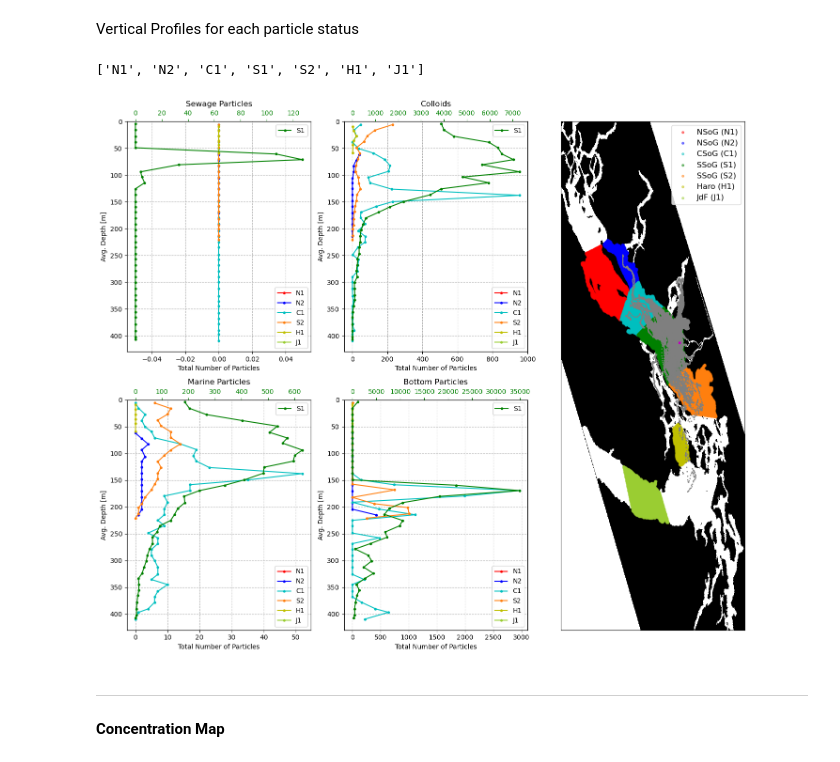
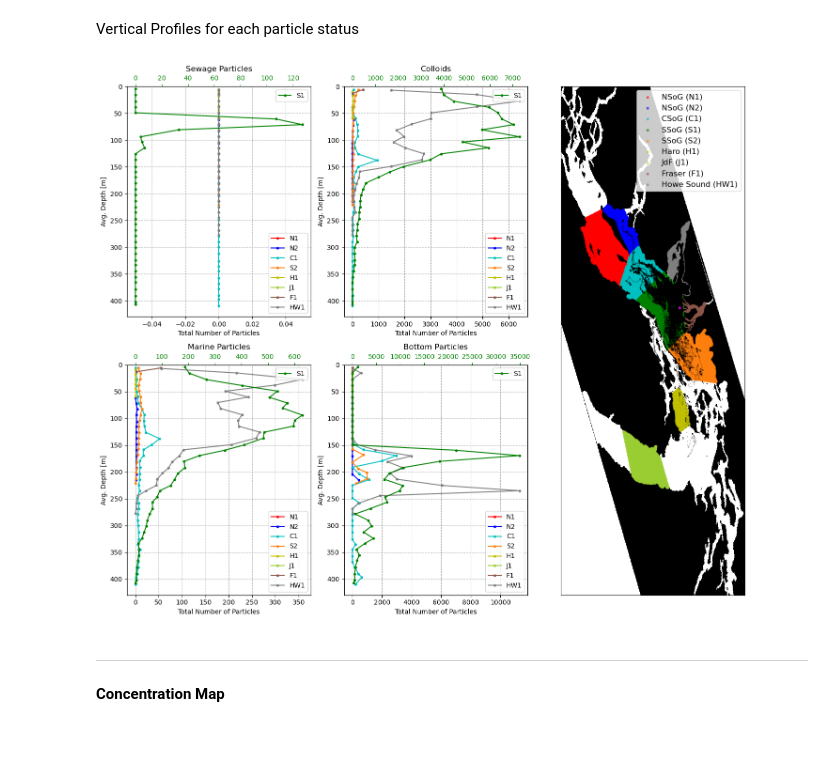
Before and after one commit to SalishSeaCast/analysis-vicente, a Jupyter notebook: Ocean_Parcels/drafts/PBDE_runs/test_params/Regions_analysis.ipynb, the cells around one changed output. Drawn from its saved outputs; the diff is of its cells as text; code cells hidden in the pictures.

```diff
--- a/Ocean_Parcels/drafts/PBDE_runs/test_params/Regions_analysis.ipynb
+++ b/Ocean_Parcels/drafts/PBDE_runs/test_params/Regions_analysis.ipynb
@@ -718,7 +887,9 @@ polygons_dict = {
     'S1': (polygon_coors_S1, pd.DataFrame(columns=outputs, index=np.arange(0,n_steps), dtype=object)),
     'S2': (polygon_coors_S2, pd.DataFrame(columns=outputs, index=np.arange(0,n_steps), dtype=object)),
     'H1': (polygon_coors_H1, pd.DataFrame(columns=outputs, index=np.arange(0,n_steps), dtype=object)),
-    'J1': (polygon_coors_J1, pd.DataFrame(columns=outputs, index=np.arange(0,n_steps), dtype=object))
+    'J1': (polygon_coors_J1, pd.DataFrame(columns=outputs, index=np.arange(0,n_steps), dtype=object)),
+    'F1': (polygon_coors_F1, pd.DataFrame(columns=outputs, index=np.arange(0,n_steps), dtype=object)),
+    'HW1': (polygon_coors_HW1, pd.DataFrame(columns=outputs, index=np.arange(0,n_steps), dtype=object))
 }
 for i in range(n_steps):
     for key, (polygon, data_sets) in polygons_dict.items():
@@ -876,15 +1049,15 @@ status_vertical_S1 = vertical_status_profiles(polygons_dict['S1'], 40)
 status_vertical_S2 = vertical_status_profiles(polygons_dict['S2'], 40)
 status_vertical_H1 = vertical_status_profiles(polygons_dict['H1'], 40)
 status_vertical_J1 = vertical_status_profiles(polygons_dict['J1'], 40)
+status_vertical_F1 = vertical_status_profiles(polygons_dict['F1'], 40)
+status_vertical_HW1 = vertical_status_profiles(polygons_dict['HW1'], 40)
-# %%
-regions
-# %% [output]
-['N1', 'N2', 'C1', 'S1', 'S2', 'H1', 'J1']
+# %%
+regions = ['N1', 'N2', 'C1', 'S1', 'S2', 'H1', 'J1', 'F1', 'HW1']
 # %%
 status_label = ['Particles Status 1', 'Particles Status 2', 'Particles Status 3', 'Particles Status 4']
 states = ['Sewage Particles', 'Colloids', 'Marine Particles', 'Bottom Particles']
-status_profiles = [status_vertical_N1, status_vertical_N2, status_vertical_C1, status_vertical_S1, status_vertical_S2, status_vertical_H1, status_vertical_J1]
-colors = ['r', 'b', 'c', 'g', 'tab:orange', 'y', 'yellowgreen']
+status_profiles = [status_vertical_N1, status_vertical_N2, status_vertical_C1, status_vertical_S1, status_vertical_S2, status_vertical_H1, status_vertical_J1, status_vertical_F1, status_vertical_HW1]
+colors = ['r', 'b', 'c', 'g', 'tab:orange', 'y', 'yellowgreen', 'tab:brown', 'tab:gray']
 # %%
 fig = plt.figure(figsize=(14, 12))
 gs = fig.add_gridspec(2, 3, width_ratios=[1.0, 1.0, 1.0])
@@ -911,35 +1084,38 @@ for i in range(0, len(status_label)):
 for ax in ax_plots:
     ax.set_ylim(0, 430)
     ax.invert_yaxis()
     ax.legend(loc = 'lower right', fontsize=10)
     ax.set_xlabel("Total Number of Particles")
     ax.set_ylabel("Avg. Depth [m]")
     ax.grid(linestyle = '--')
 #
 # #
 ax_map.pcolormesh(nav_lon, nav_lat, tmask, cmap='grey', shading='auto')
 ax_map.scatter(lon_NSoG_N1, lat_NSoG_N1, s=10, color='r', alpha=0.5, label='NSoG (N1)')
 ax_map.scatter(lon_NSoG_N2, lat_NSoG_N2, s=10, color='b', alpha=0.5, label='NSoG (N2)')
 ax_map.scatter(lon_CSoG_C1, lat_CSoG_C1, s=10, color='c', alpha=0.5, label='CSoG (C1)')
 ax_map.scatter(lon_SSoG_S1, lat_SSoG_S1, s=10, color='g', alpha=0.5, label='SSoG (S1)')
 ax_map.scatter(lon_SSoG_S2, lat_SSoG_S2, s=10, color='tab:orange', alpha=0.5, label='SSoG (S2)')
 ax_map.scatter(lon_Haro_H1, lat_Haro_H1, s=10, color='y', alpha=0.5, label='Haro (H1)')
 ax_map.scatter(lon_Juan_J1, lat_Juan_J1, s=10, color='yellowgreen', alpha=0.5, label='JdF (J1)')
-ax_map.scatter(data.lon, data.lat, s=1, color='tab:gray')
+ax_map.scatter(lon_Fraser_F1, lat_Fraser_F1, s=10, color='tab:brown', alpha=0.5, label='Fraser (F1)')
+ax_map.scatter(lon_Howe_HW1, lat_Howe_HW1, s=10, color='tab:gray', alpha=0.5, label='Howe Sound (HW1)')
+
+ax_map.scatter(data.lon, data.lat, s=1, color='k', alpha = .2)
 ax_map.scatter(clon[0], clat[0], s=10, color='m', marker='s')
 #
 ax_map.set_xlim(-125.3, -122.2)
 ax_map.set_ylim(47.5, 50.5)
 ax_map.legend(fontsize=12)
 ax_map.tick_params(
     which='both', bottom=False, top=False, left=False, right=False,
     labelbottom=False, labelleft=False,
 )
 #
 fig.tight_layout()
 plt.show()
 # %% [output]
-[figure, old version]
+[figure, new version]
 # %% [markdown]
 ------------------------
 **Concentration Map**
```
Also changed, not shown: parts of 21 cells of this notebook, 12 other files.
